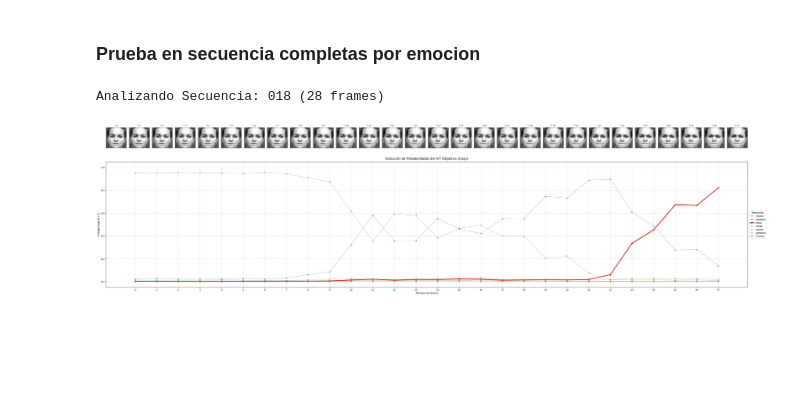
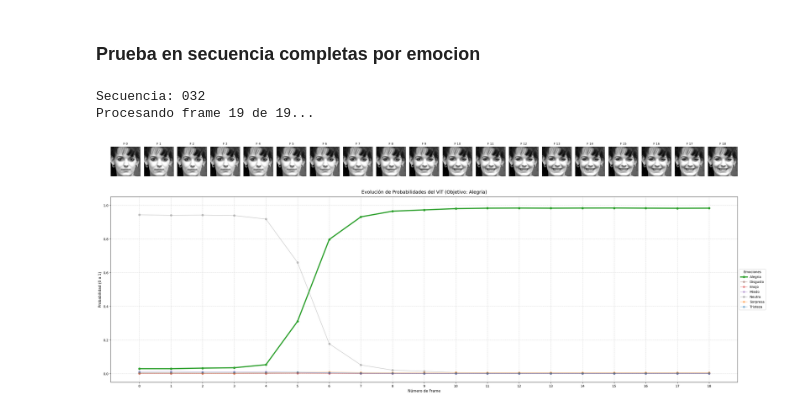
Before and after one commit to jbrazonath/VpCII, a Jupyter notebook: Validación Modelos.ipynb, the cells around one changed output. Drawn from its saved outputs; the diff is of its cells as text; code cells hidden in the pictures; blank space fills up the shorter version.

```diff
--- a/Validación Modelos.ipynb
+++ b/Validación Modelos.ipynb
@@ -862,11 +883,14 @@ Procesadas con éxito: 618 (100.00%)
 ### Prueba en secuencia completas por emocion
 # %%
 # Configuración de la emoción y búsqueda de la secuencia
-emocion_objetivo = 'enojo'
+emocion_objetivo = 'alegria'
 
 root_dir = output_path
 
-carpeta_emocion = os.path.join(root_dir, emocion_objetivo)
+carpetas_reales = os.listdir(root_dir)
+nombre_real = [f for f in carpetas_reales if f.lower() == emocion_objetivo.lower()][0]
+carpeta_emocion = os.path.join(root_dir, nombre_real)
+
 secuencias = [d for d in os.listdir(carpeta_emocion) if os.path.isdir(os.path.join(carpeta_emocion, d))]
 secuencia_elegida = random.choice(secuencias)
 ruta_secuencia = os.path.join(carpeta_emocion, secuencia_elegida)
@@ -882,7 +906,12 @@ historial_probs = {id_emocion: [] for id_emocion in idx_to_class.keys()}
 
 # Procesamiento de la secuencia frame a frame
 with torch.no_grad(): # Importante para no gastar RAM
-    for img_name in archivos_img:
+    for idx, img_name in enumerate(archivos_img):
+
+        clear_output(wait=True)
+        print(f"Secuencia: {secuencia_elegida}")
+        print(f"Procesando frame {idx + 1} de {n_frames}...")
+
         img_path = os.path.join(ruta_secuencia, img_name)
         img_pil = Image.open(img_path).convert('RGB')
         frame = np.array(img_pil)
@@ -930,32 +959,33 @@ for i in range(n_frames):
 
 # Fila Inferior: Gráfico de Probabilidades
 ax_plot = fig.add_subplot(gs[1, :])
 
 colores = ['#2ca02c', '#8c564b', '#d62728', '#9467bd', '#7f7f7f', '#ff7f0e', '#1f77b4']
 frames_x = range(n_frames)
 
 for id_emocion in sorted(idx_to_class.keys()):
     nombre_clase = idx_to_class[id_emocion].capitalize()
     probs = historial_probs[id_emocion]
 
     es_objetivo = (nombre_clase.lower() == emocion_objetivo.lower())
     grosor = 3.5 if es_objetivo else 1.5
     alfa = 1.0 if es_objetivo else 0.4
 
     ax_plot.plot(frames_x, probs, label=nombre_clase,
                  linewidth=grosor, alpha=alfa, marker='o', color=colores[id_emocion])
 
 ax_plot.set_title(f"Evolución de Probabilidades del ViT (Objetivo: {emocion_objetivo.capitalize()})", fontsize=14, pad=10)
 ax_plot.set_xlabel("Número de Frame", fontsize=11)
 ax_plot.set_ylabel("Probabilidad (0 a 1)", fontsize=11)
 ax_plot.set_xticks(frames_x)
 ax_plot.set_ylim(-0.05, 1.05)
 ax_plot.grid(True, linestyle='--', alpha=0.6)
 
 ax_plot.legend(loc='center left', bbox_to_anchor=(1, 0.5), title="Emociones")
 
 plt.tight_layout()
 plt.show()
 # %% [output]
-Analizando Secuencia: 018 (28 frames)
+Secuencia: 032
+Procesando frame 19 de 19...
-[figure, old version]
+[figure, new version]
```
Also changed, not shown: parts of 6 cells of this notebook.
